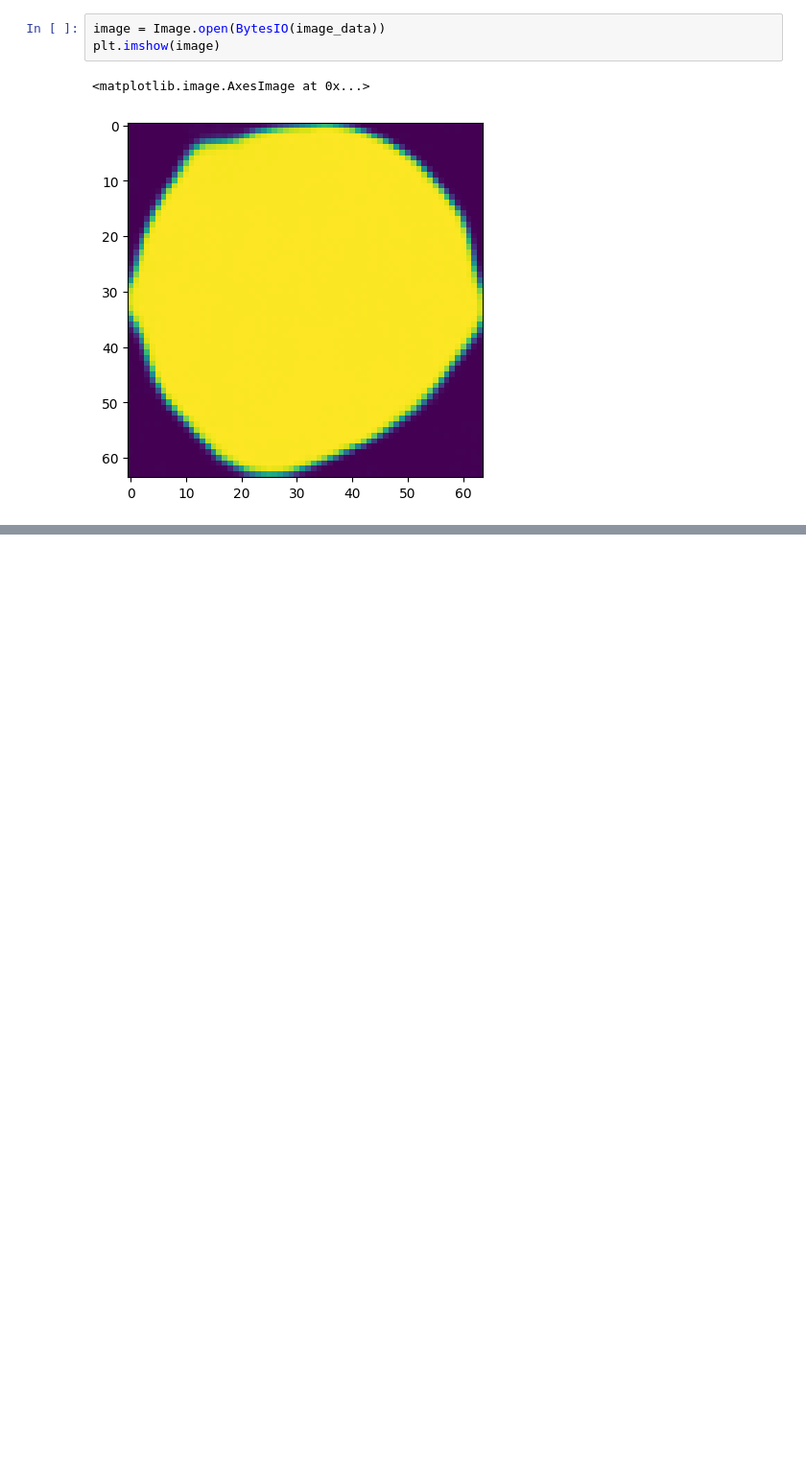
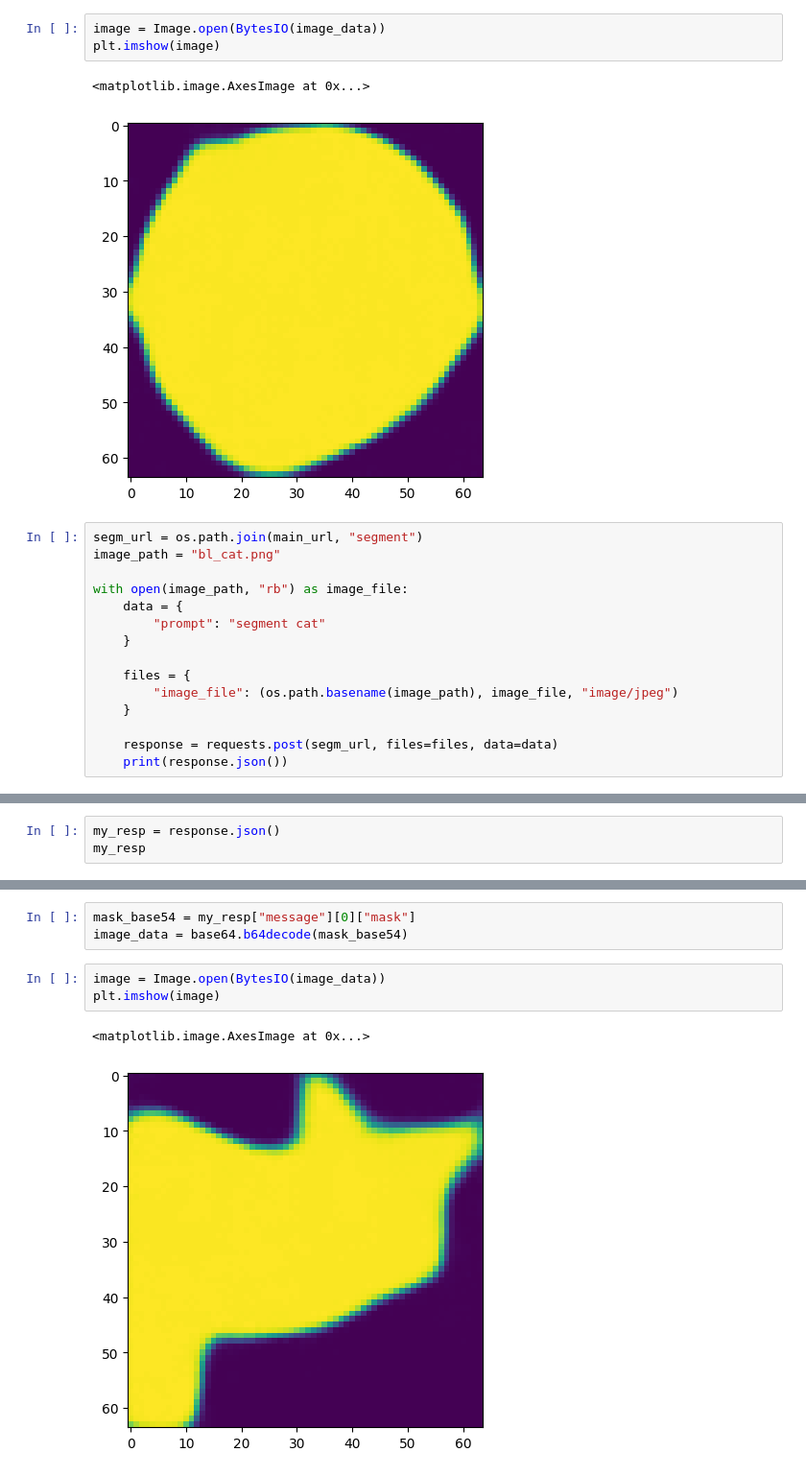
Before and after one commit to JoeJoe1313/PaliGemma-Image-Segmentation, a Jupyter notebook: example.ipynb, the cells around one changed output, grey strips where cells are left out. Shown at 96% size. Drawn from its saved outputs; the diff is of its cells as text; blank space fills up the shorter version.

Commit message:
update example with image_file example

```diff
--- a/example.ipynb
+++ b/example.ipynb
@@ -40,3 +40,18 @@ plt.imshow(image)
 # %% [output]
 <matplotlib.image.AxesImage at 0x...>
 [figure]
+# %%
+segm_url = os.path.join(main_url, "segment")
+image_path = "bl_cat.png"
+
+with open(image_path, "rb") as image_file:
+    data = {
+        "prompt": "segment cat"
+    }
+
+    files = {
+        "image_file": (os.path.basename(image_path), image_file, "image/jpeg")
+    }
+
+    response = requests.post(segm_url, files=files, data=data)
+    print(response.json())
@@ -42,0 +69,3 @@ plt.imshow(image)
+# %%
+my_resp = response.json()
+my_resp
@@ -42,0 +75,9 @@ plt.imshow(image)
+# %%
+mask_base54 = my_resp["message"][0]["mask"]
+image_data = base64.b64decode(mask_base54)
+# %%
+image = Image.open(BytesIO(image_data))
+plt.imshow(image)
+# %% [output]
+<matplotlib.image.AxesImage at 0x...>
+[figure, added]
```
Also changed, not shown: parts of 3 cells of this notebook.
